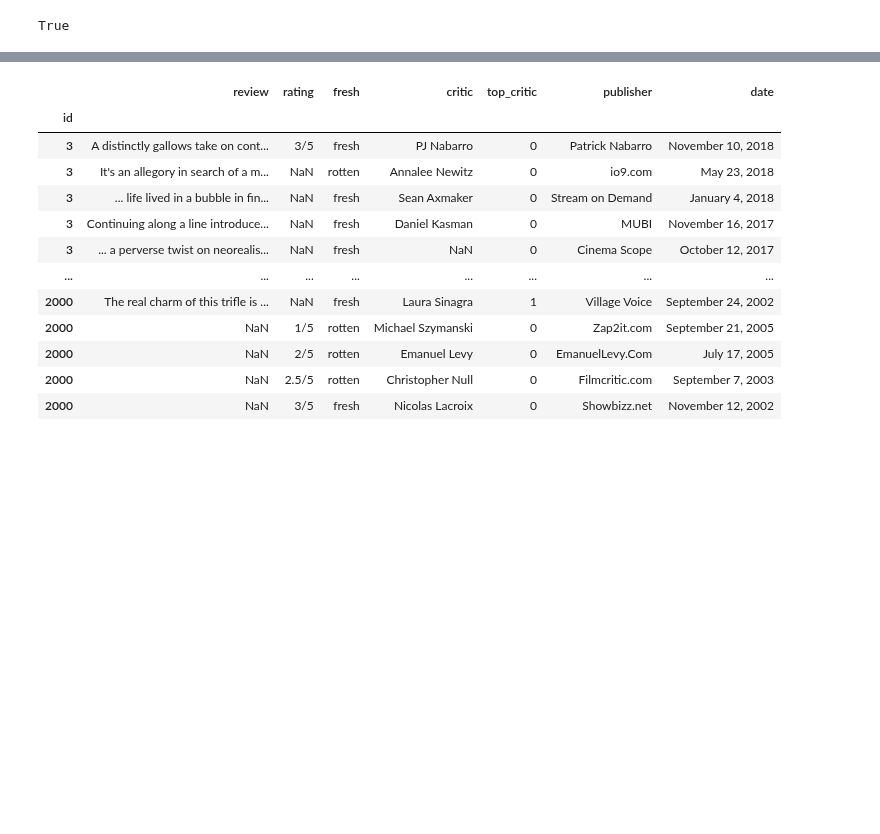
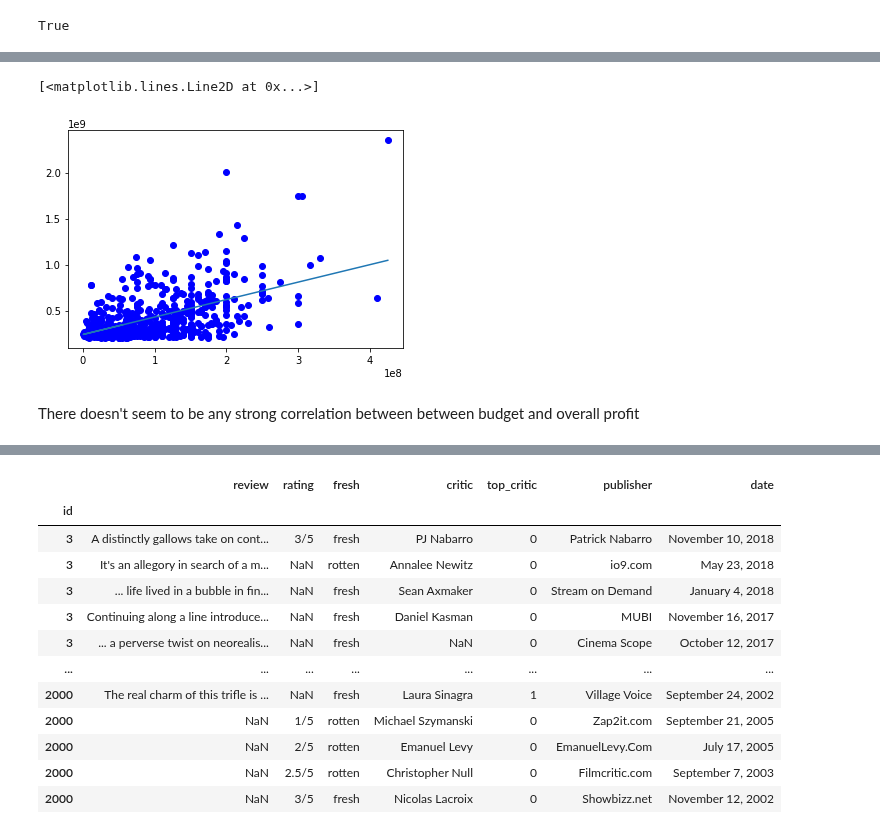
Before and after one commit to tramsay-deloitte/Dollywood, a Jupyter notebook: EnochNotebook.ipynb, the cells around one changed output, grey strips where cells are left out. Drawn from its saved outputs; the diff is of its cells as text; code cells hidden in the pictures; blank space fills up the shorter version.

```diff
--- a/EnochNotebook.ipynb
+++ b/EnochNotebook.ipynb
@@ -265,0 +304,3 @@ True
+# %%
+budgets_top500 = movies_budgets.sort_values(by='overall_profit', ascending=False).head(500)
+budgets_top500
@@ -265,0 +335,15 @@ True
+# %%
+x = budgets_top500['production_budgetINT']
+
+y = budgets_top500['overall_profit']
+
+z = np.polyfit(x, y, 1)
+p = np.poly1d(z)
+
+plt.scatter(x, y, c ="blue")
+plt.plot(x, p(x))
+# %% [output]
+[<matplotlib.lines.Line2D at 0x...>]
+[figure, added]
+# %% [markdown]
+There doesn't seem to be any strong correlation between between budget and overall profit
```
Also changed, not shown: parts of 13 cells of this notebook.
